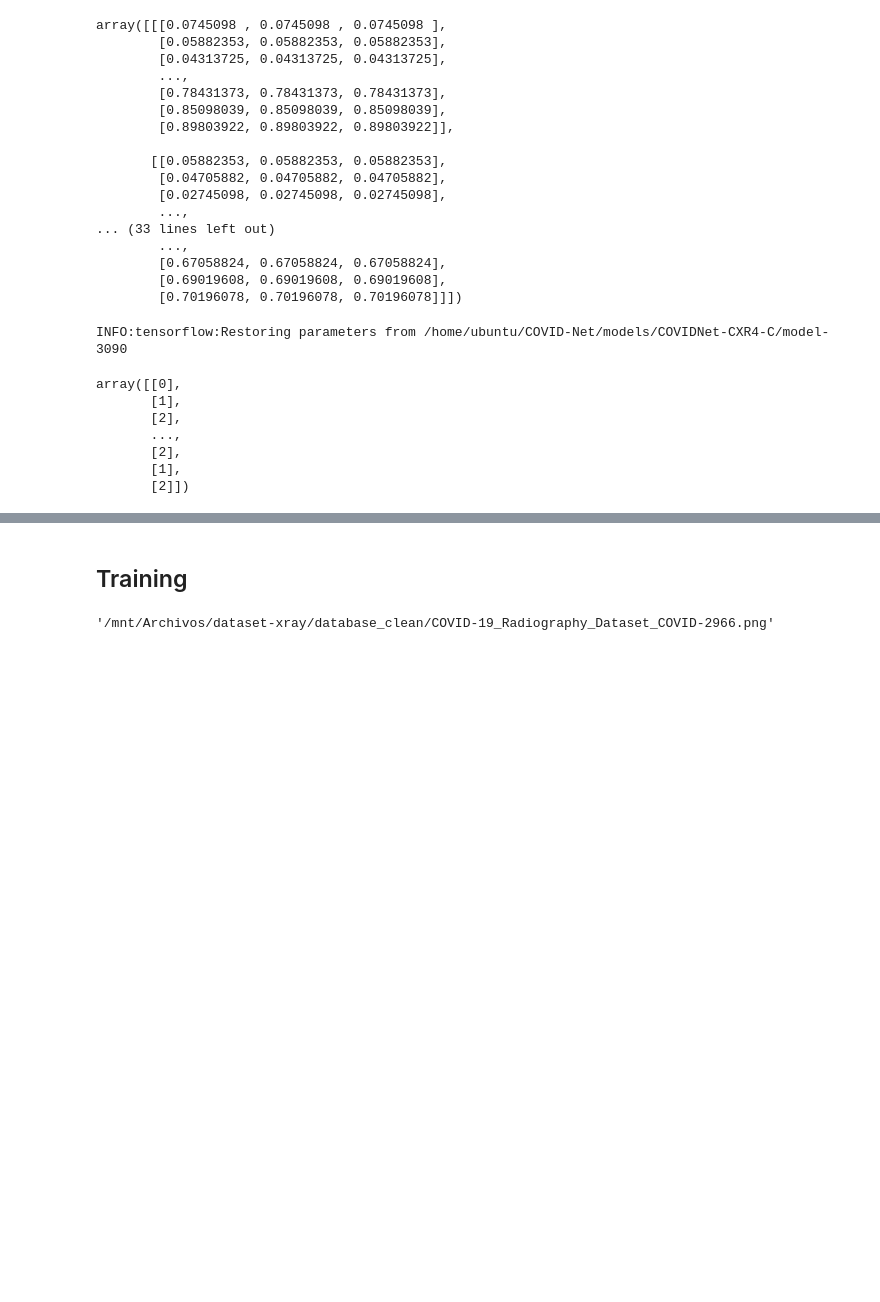
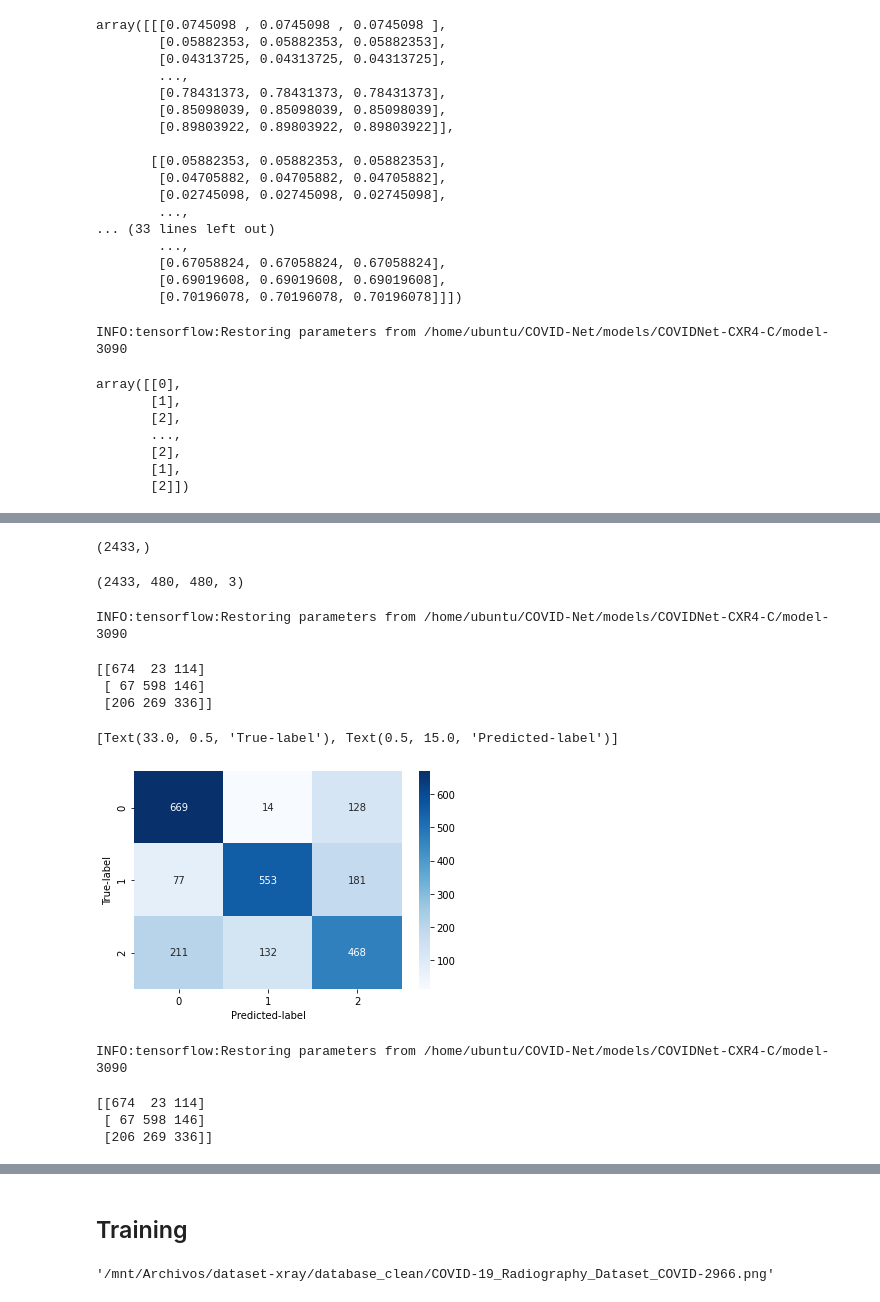
Before and after one commit to covid-frame/covid-frame, a Jupyter notebook: notebooks/4_CNN_CovidNet.ipynb, the cells around one changed output, grey strips where cells are left out. Saved outputs shown, nothing was run; the diff lists cells and outputs as text; code cells hidden in the pictures; blank space fills up the shorter version.

Commit message:
Update results in COVID-Net

```diff
--- a/notebooks/4_CNN_CovidNet.ipynb
+++ b/notebooks/4_CNN_CovidNet.ipynb
@@ -148,0 +173,38 @@ print(matrix)
+# %%
+X_eq_simple = X_eq_simple.apply(lambda x: np.tile(x[...,None],3)).apply(lambda x: resize_image(x,(480,480)))
+# %%
+X_eq_simple.shape
+# %% [output]
+(2433,)
+# %%
+X_eq_simple = np.stack(X_eq_simple)
+# %%
+X_eq_simple.shape
+# %% [output]
+(2433, 480, 480, 3)
+# %%
+pred_2 = []
+with tf.Graph().as_default() as g:
+    meta = tf1.train.import_meta_graph(str(model_dir / meta_name))
+    x = g.get_tensor_by_name('input_1:0')
+    y = g.get_tensor_by_name('norm_dense_1/Softmax:0')
+    with tf1.Session() as sess:
+        meta.restore(sess, str(model_dir / ckpt_name))
+        for x_element in X_eq_simple:
+            pred_2.append(np.array(sess.run(y, feed_dict={x: np.expand_dims(x_element.astype('float32')/255, axis=0)})).argmax(axis=1))
+# %% [output]
+INFO:tensorflow:Restoring parameters from /home/ubuntu/COVID-Net/models/COVIDNet-CXR4-C/model-3090
+# %%
+matrix2 = confusion_matrix(y_test, np.array(pred_2).ravel())
+matrix2 = matrix2.astype('int')
+print(matrix)
+# %% [output]
+[[674  23 114]
+ [ 67 598 146]
+ [206 269 336]]
+# %%
+f = sns.heatmap(matrix2, annot=True, fmt='d', cmap="Blues")
+f.set(xlabel='Predicted-label', ylabel='True-label')
+# %% [output]
+[Text(33.0, 0.5, 'True-label'), Text(0.5, 15.0, 'Predicted-label')]
+[figure, added]
@@ -148,0 +217,20 @@ print(matrix)
+# %%
+pred_3 = []
+with tf.Graph().as_default() as g:
+    meta = tf1.train.import_meta_graph(str(model_dir / meta_name))
+    x = g.get_tensor_by_name('input_1:0')
+    y = g.get_tensor_by_name('norm_dense_1/Softmax:0')
+    with tf1.Session() as sess:
+        meta.restore(sess, str(model_dir / ckpt_name))
+        for x_element in X_eq_clahe:
+            pred_3.append(np.array(sess.run(y, feed_dict={x: np.expand_dims(x_element.astype('float32')/255, axis=0)})).argmax(axis=1))
+# %% [output]
+INFO:tensorflow:Restoring parameters from /home/ubuntu/COVID-Net/models/COVIDNet-CXR4-C/model-3090
+# %%
+matrix3 = confusion_matrix(y_test, np.array(pred_3).ravel())
+matrix3 = matrix3.astype('int')
+print(matrix)
+# %% [output]
+[[674  23 114]
+ [ 67 598 146]
+ [206 269 336]]
```
Also changed, not shown: parts of 14 cells of this notebook.
